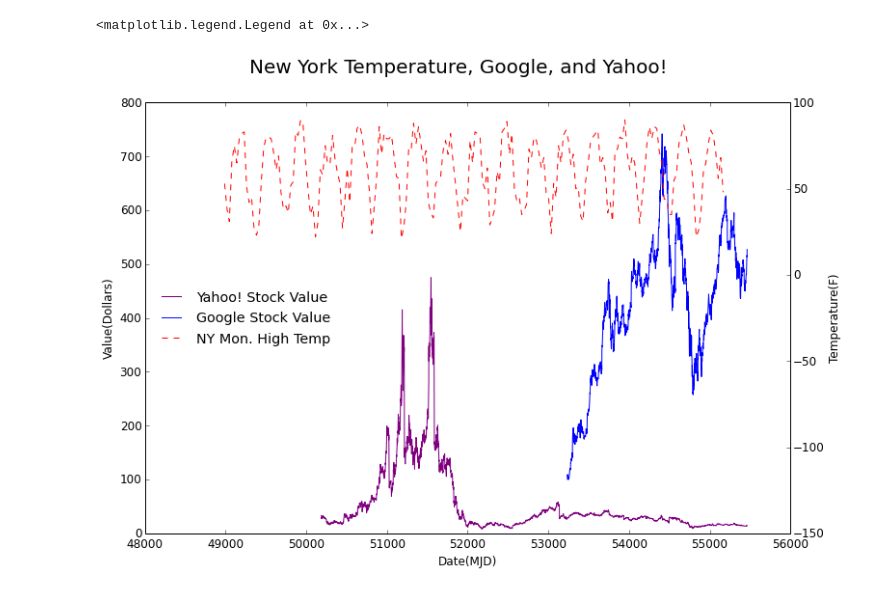
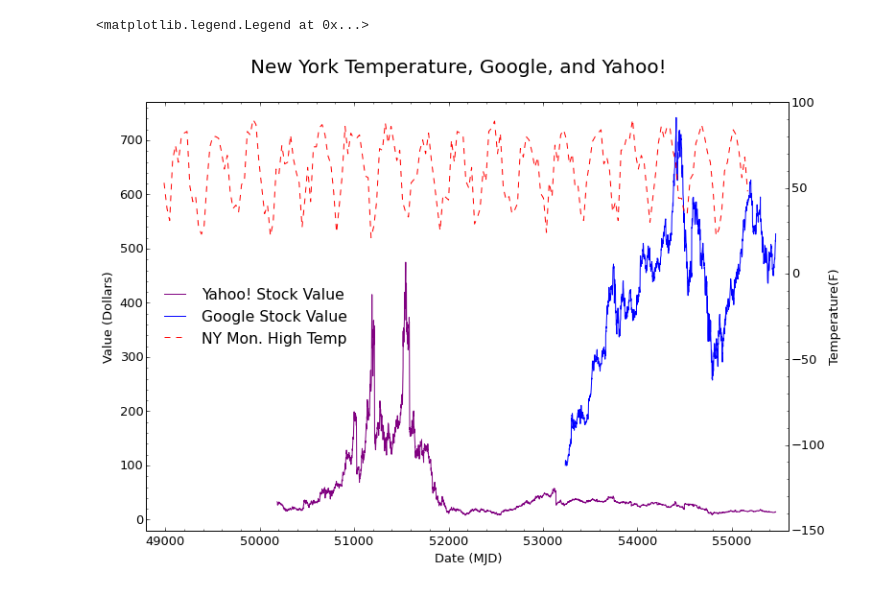
Before and after one commit to kqdtran/AY250-F13, a Jupyter notebook: hw3/hw3.ipynb, the cells around one changed output. Cells and saved outputs as stored; diff of their text form; code cells hidden in the pictures.

Commit message:
Ticks and formatting with problem # 2

```diff
--- a/hw3/hw3.ipynb
+++ b/hw3/hw3.ipynb
@@ -90,35 +91,56 @@ ax2.annotate('Random \nguessing',
 # %%
 ########### Question 2 - New York Temperature, Google, and Yahoo! ###########
 
 # Data types
 stockData = [('date', np.uint16), ('stock', np.float64)]
 tempData = [('date', np.uint16), ('temp', np.uint8)]
 
 # Load the data
 yahoo = np.loadtxt('q2_data/yahoo_data.txt', stockData, skiprows=1)
 google = np.loadtxt('q2_data/google_data.txt', stockData, skiprows=1)
 nyTemp = np.loadtxt('q2_data/ny_temps.txt', tempData, skiprows=1)
 
-# Plot the data
+# Ticks, ticks, ticks,
+majorLocatorLeft    = MultipleLocator(100)
+minorLocatorLeft    = MultipleLocator(20)
+majorLocatorRight   = MultipleLocator(50)
+minorLocatorRight   = MultipleLocator(10)
+majorLocatorBottom  = MultipleLocator(1000)
+minorLocatorBottom  = MultipleLocator(200)
+
+# Plot the data on the left y axis
 f, ax1 = plt.subplots(figsize=(12, 8))
 ax1.plot(yahoo['date'], yahoo['stock'], color='purple', label='Yahoo! Stock Value')
 ax1.plot(google['date'], google['stock'], color='blue', label='Google Stock Value')
+plt.ylim(-20, 770)
+
+# Handle ticks and labels for the left y axis and the x axis
+ax1.tick_params(direction='in')
+ax1.xaxis.set_major_locator(majorLocatorBottom)
+ax1.xaxis.set_minor_locator(minorLocatorBottom)
+ax1.yaxis.set_major_locator(majorLocatorLeft)
+ax1.yaxis.set_minor_locator(minorLocatorLeft)
 handles1, labels1 = ax1.get_legend_handles_labels()
 
 # Plot the temperature, sharing the same x axis
 ax2 = ax1.twinx()
 ax2.plot(nyTemp['date'], nyTemp['temp'], color='red', linestyle='dashed', label='NY Mon. High Temp')
+plt.xlim(48800, 55600)
 plt.ylim(-150, 100)
+
+# Ticks and labels for the right y axis
+ax2.yaxis.set_major_locator(majorLocatorRight)
+ax2.yaxis.set_minor_locator(minorLocatorRight)
 handles2, labels2 = ax2.get_legend_handles_labels()
 
 # Draw legends, labels and title
 f.suptitle('New York Temperature, Google, and Yahoo!', fontsize=20)
-ax1.set_xlabel('Date(MJD)')
-ax1.set_ylabel('Value(Dollars)')
+ax1.set_xlabel('Date (MJD)')
+ax1.set_ylabel('Value (Dollars)')
 ax2.set_ylabel('Temperature(F)')
 plt.legend(handles1+handles2, labels1+labels2, loc=6, frameon=False)
 # %% [output]
 <matplotlib.legend.Legend at 0x...>
-[figure, old version]
+[figure, new version]
 # %%
 ########### Question 3 - Brushing ###########
```
Also changed, not shown: parts of 2 cells of this notebook.
